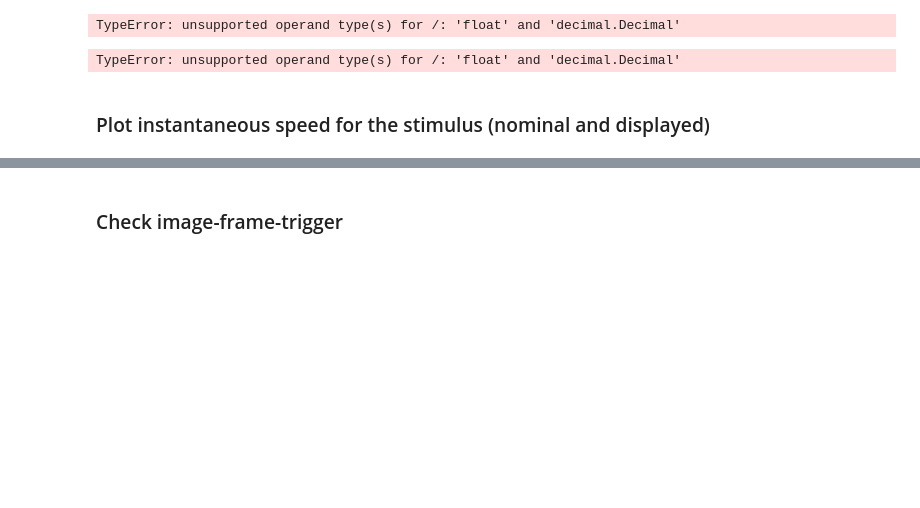
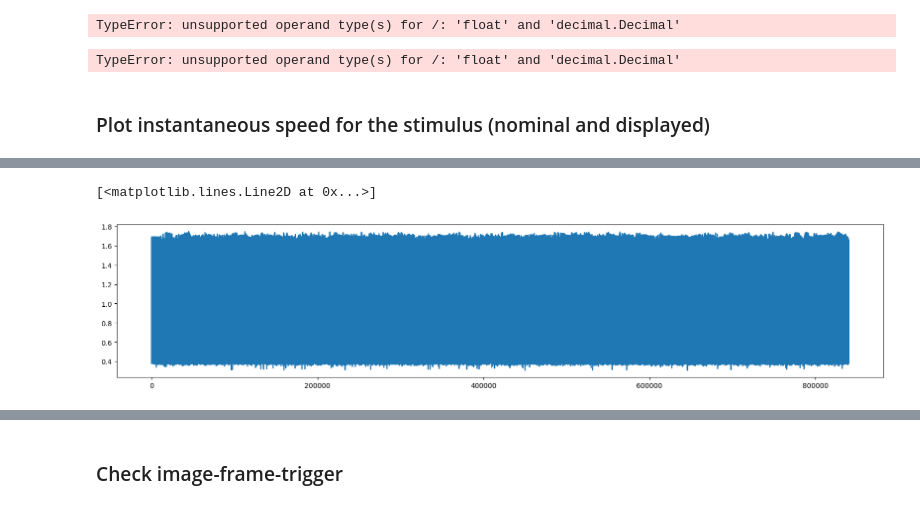
Before and after one commit to AishaHamid201/unityvr_SC, a Jupyter notebook: unityvr/scripts/framesfrompdsig.ipynb, the cells around one changed output, grey strips where cells are left out. Cells and saved outputs as stored; diff of their text form; code cells hidden in the pictures; blank space fills up the shorter version.

```diff
--- a/unityvr/scripts/framesfrompdsig.ipynb
+++ b/unityvr/scripts/framesfrompdsig.ipynb
@@ -592,3 +646,7 @@ tsDf['timenidaq'] = np.linspace(tsDf['time'].iloc[0], tsDf['time'].iloc[-1], len
 # %%
+plt.figure(figsize = (20, 4))
 plt.plot(tsDf['pdsig'])
+# %% [output]
+[<matplotlib.lines.Line2D at 0x...>]
+[figure, added]
 # %%
```
Also changed, not shown: parts of 18 cells of this notebook, 6 other files.
